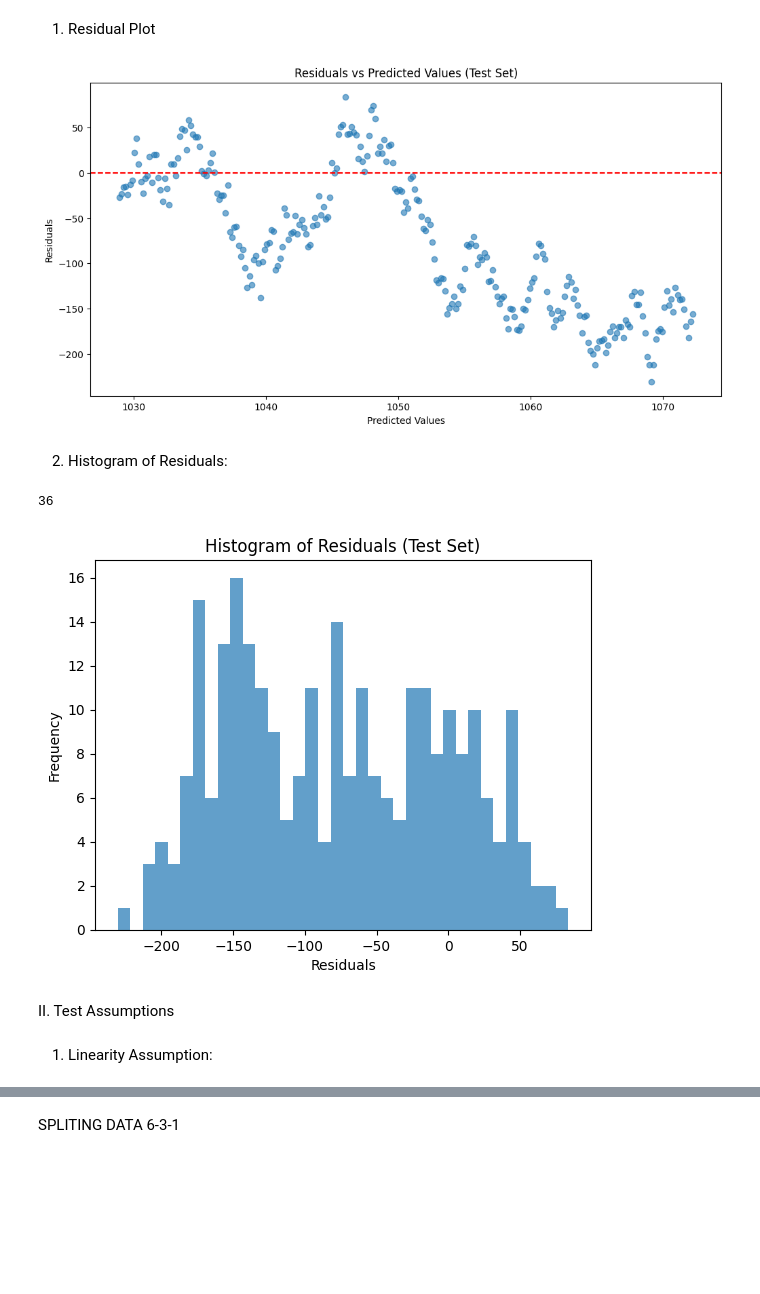
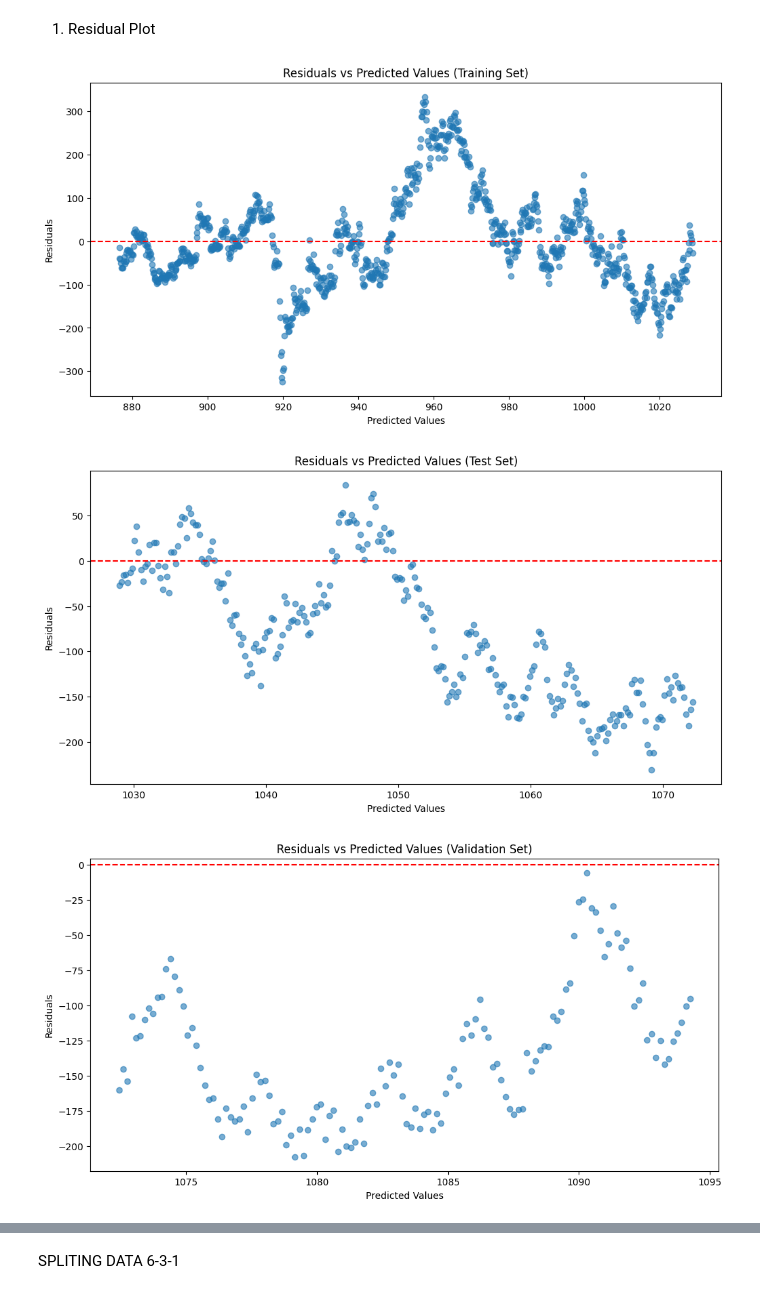
Before and after one commit to gnaht1/STAT3013.-P12_Nhom4, a Jupyter notebook: LR/Python/Platinum_LR.ipynb, the cells around one changed output, grey strips where cells are left out. Drawn from its saved outputs; the diff is of its cells as text; code cells hidden in the pictures; blank space fills up the shorter version.

Commit message:
Edit Python
Modify code to draw plots

```diff
--- a/LR/Python/Platinum_LR.ipynb
+++ b/LR/Python/Platinum_LR.ipynb
@@ -20,7 +20,7 @@ import matplotlib.pyplot as plt
 import statsmodels.api as sm
 # %%
 # Load dataset
-df = pd.read_excel('Platinum_data_filtered.xlsx')
+df = pd.read_excel('E:/Code/STAT3013.-P12_Nhom4/Dataset/Platinum_data_filtered.xlsx')
 # %%
 # Display the first few rows
 print(df.head())
@@ -183,36 +183,41 @@ I. Analyze Residuals (7:2:1)
 # %% [markdown]
 1. Residual Plot
 # %%
+import matplotlib.pyplot as plt
+# Calcualte y_pred_train
+y_pred_train = model.predict(x_train)
+# Giả sử bạn đã có các phần dư của từng tập dữ liệu
+residuals_train = y_train - y_pred_train
 residuals_test = y_test - y_pred
 residuals_val = y_val - y_pred_val
 
+# Plotting residuals for the training set
+plt.figure(figsize=(12, 6))
+plt.scatter(y_pred_train, residuals_train, alpha=0.6)
+plt.axhline(0, color='red', linestyle='--')
+plt.xlabel('Predicted Values')
+plt.ylabel('Residuals')
+plt.title('Residuals vs Predicted Values (Training Set)')
+plt.show()
+
 # Plotting residuals for the test set
 plt.figure(figsize=(12, 6))
-plt.scatter(y_pred, residuals_test, alpha=0.6) #lower alpha (e.g., 0.3–0.7) to make overlapping parts visible.
+plt.scatter(y_pred, residuals_test, alpha=0.6)
 plt.axhline(0, color='red', linestyle='--')
 plt.xlabel('Predicted Values')
 plt.ylabel('Residuals')
 plt.title('Residuals vs Predicted Values (Test Set)')
 plt.show()
+
+# Plotting residuals for the validation set
+plt.figure(figsize=(12, 6))
+plt.scatter(y_pred_val, residuals_val, alpha=0.6)
+plt.axhline(0, color='red', linestyle='--')
+plt.xlabel('Predicted Values')
+plt.ylabel('Residuals')
+plt.title('Residuals vs Predicted Values (Validation Set)')
+plt.show()
 # %% [output]
-[figure, old version]
+[figure, new version]
+[figure, added]
+[figure, added]
-# %% [markdown]
-2. Histogram of Residuals:
-# %%
-bins = int(np.sqrt(len(df)))
-bins
-# %% [output]
-36
-# %%
-#bins: a value around 20–30 for general use and adjust based on how detailed you want the histogram to appear.
-plt.hist(residuals_test, bins, alpha=0.7)
-plt.xlabel('Residuals')
-plt.ylabel('Frequency')
-plt.title('Histogram of Residuals (Test Set)')
-plt.show()
-# %% [output]
-[figure, removed]
-# %% [markdown]
-II. Test Assumptions
-# %% [markdown]
-1. Linearity Assumption:
```
Also changed, not shown: parts of 32 cells of this notebook, 4 other files.
